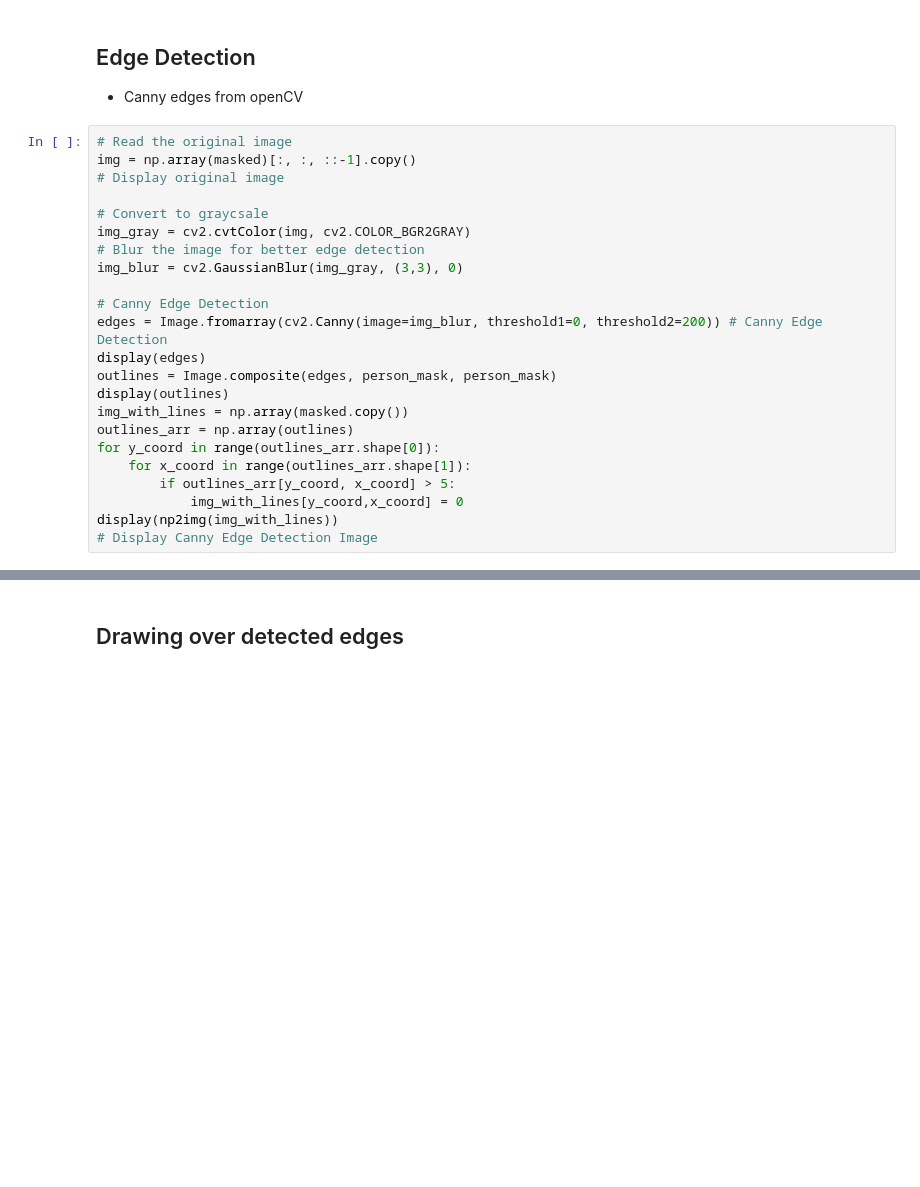
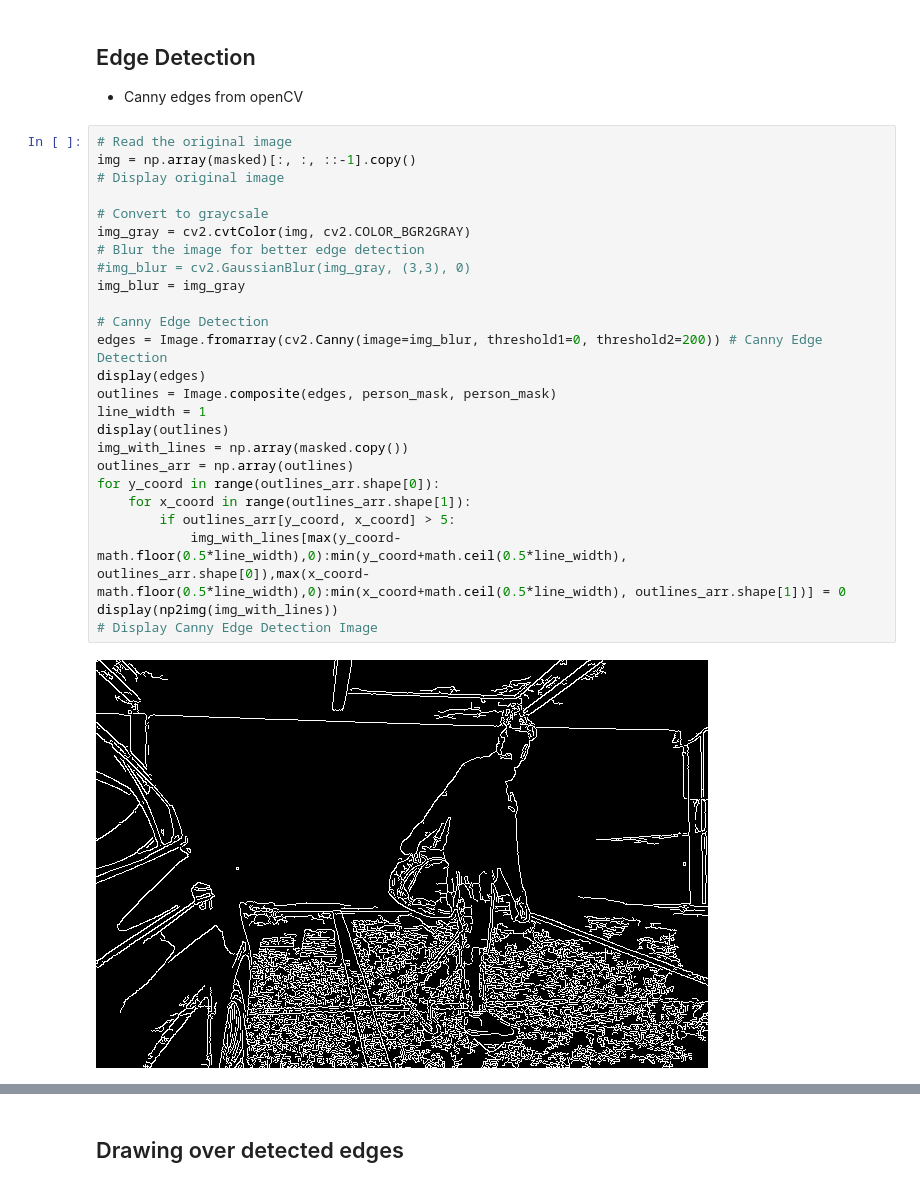
Before and after one commit to Nidaige/ikt452-Computer_Vision, a Jupyter notebook: Project/Project.ipynb, the cells around one changed output, grey strips where cells are left out. Drawn from its saved outputs; the diff is of its cells as text; blank space fills up the shorter version.

Commit message:
added line width parameter

```diff
--- a/Project/Project.ipynb
+++ b/Project/Project.ipynb
@@ -55,23 +64,27 @@ display(masked)
 # %%
 # Read the original image
 img = np.array(masked)[:, :, ::-1].copy()
 # Display original image
 
 # Convert to graycsale
 img_gray = cv2.cvtColor(img, cv2.COLOR_BGR2GRAY)
 # Blur the image for better edge detection
-img_blur = cv2.GaussianBlur(img_gray, (3,3), 0)
+#img_blur = cv2.GaussianBlur(img_gray, (3,3), 0)
+img_blur = img_gray
 
 # Canny Edge Detection
 edges = Image.fromarray(cv2.Canny(image=img_blur, threshold1=0, threshold2=200)) # Canny Edge Detection
 display(edges)
 outlines = Image.composite(edges, person_mask, person_mask)
+line_width = 1
 display(outlines)
 img_with_lines = np.array(masked.copy())
 outlines_arr = np.array(outlines)
 for y_coord in range(outlines_arr.shape[0]):
     for x_coord in range(outlines_arr.shape[1]):
         if outlines_arr[y_coord, x_coord] > 5:
-            img_with_lines[y_coord,x_coord] = 0
+            img_with_lines[max(y_coord-math.floor(0.5*line_width),0):min(y_coord+math.ceil(0.5*line_width), outlines_arr.shape[0]),max(x_coord-math.floor(0.5*line_width),0):min(x_coord+math.ceil(0.5*line_width), outlines_arr.shape[1])] = 0
 display(np2img(img_with_lines))
 # Display Canny Edge Detection Image
+# %% [output]
+[figure, added]
```
Also changed, not shown: parts of 5 cells of this notebook.
